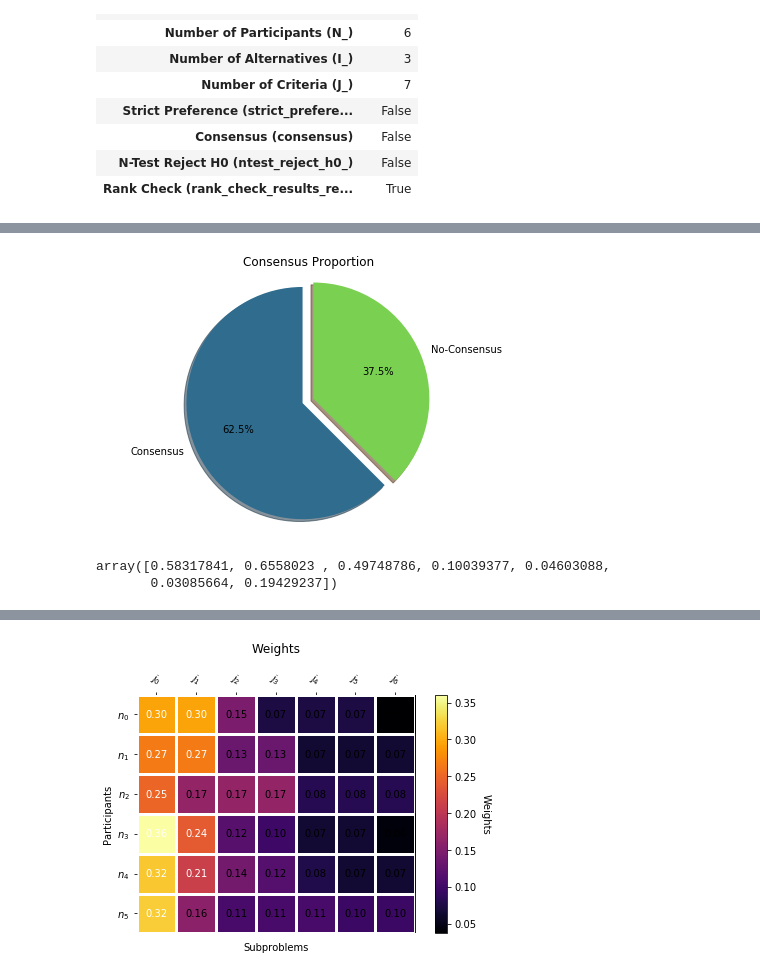
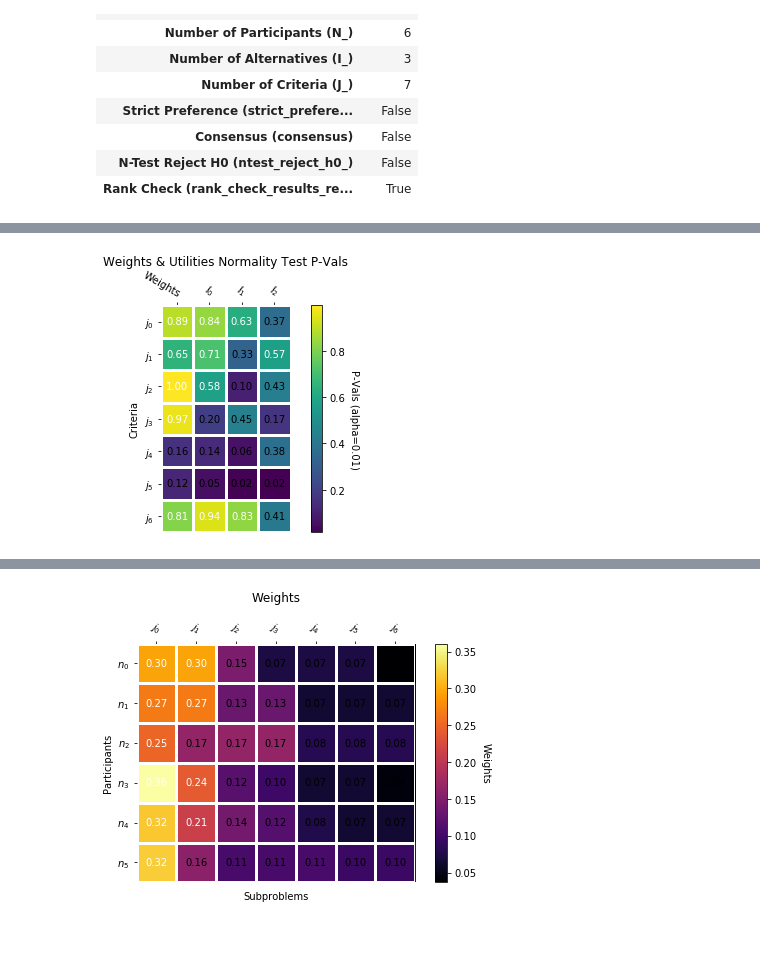
Before and after one commit to leliel12/drv, a Jupyter notebook: notebooks/tutorial.ipynb, the cells around one changed output, grey strips where cells are left out. Cells and saved outputs as stored; diff of their text form; code cells hidden in the pictures; blank space fills up the shorter version.

```diff
--- a/notebooks/tutorial.ipynb
+++ b/notebooks/tutorial.ipynb
@@ -177,12 +155,7 @@ array([ True,  True,  True,  True,  True,  True,  True])
 # %%
-result.plot.consensus();
+result.plot.npvals_heatmap();
 # %% [output]
-[figure, old version]
+[figure, new version]
-# %%
-result.aivr_
-# %% [output]
-array([0.58317841, 0.6558023 , 0.49748786, 0.10039377, 0.04603088,
-       0.03085664, 0.19429237])
 # %%
 ax = result.plot.ivr(cmap="inferno")
 # %% [output]
```
Also changed, not shown: parts of 14 cells of this notebook, 4 other files.
